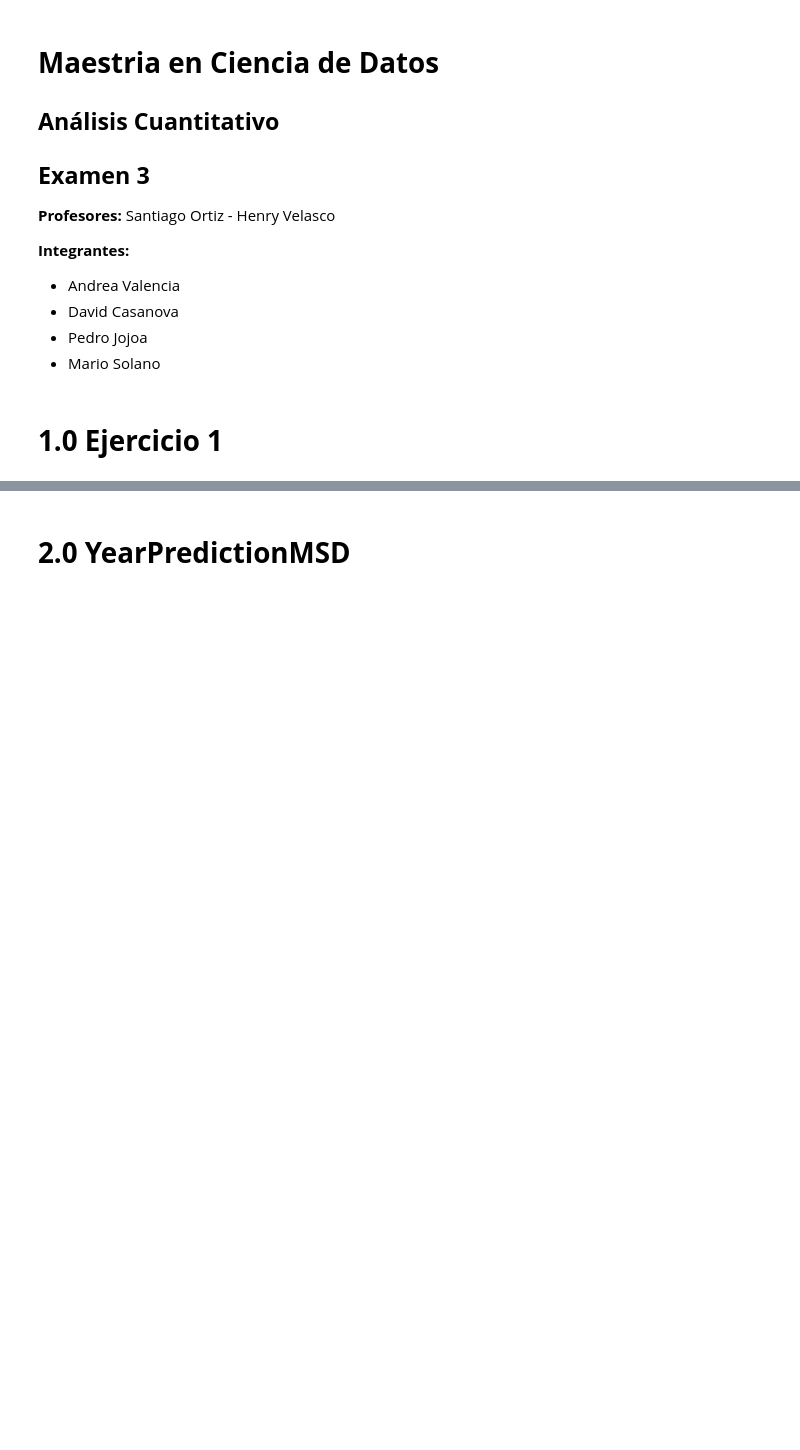
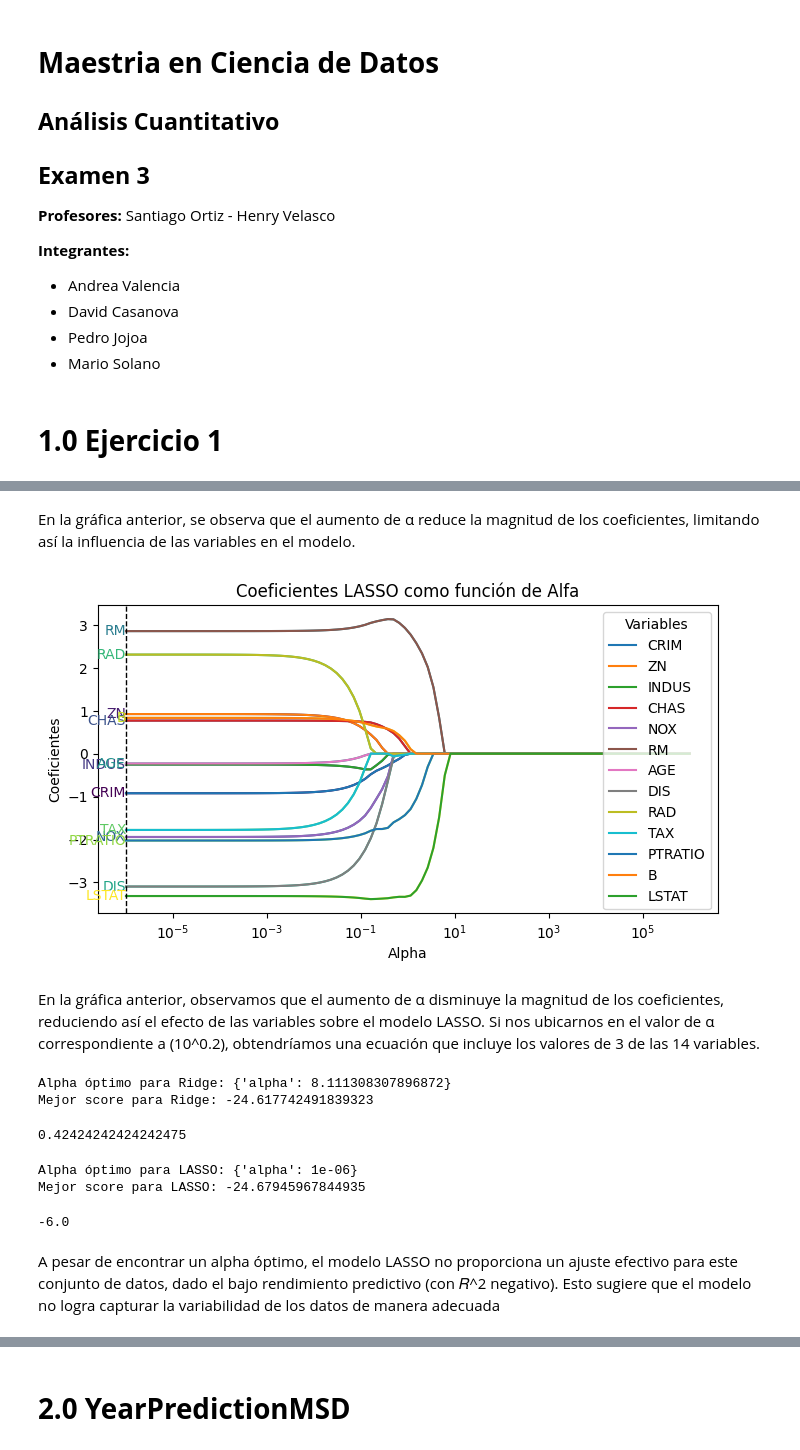
Before and after one commit to MarioSolano98/actividad-evaluativa3-AC, a Jupyter notebook: actividad_evaluativa3.ipynb, the cells around one changed output, grey strips where cells are left out. Cells and saved outputs as stored; diff of their text form; code cells hidden in the pictures; blank space fills up the shorter version.

```diff
--- a/actividad_evaluativa3.ipynb
+++ b/actividad_evaluativa3.ipynb
@@ -16,0 +110,75 @@
+# %% [markdown]
+En la gráfica anterior, se observa que el aumento de α reduce la magnitud de los coeficientes, limitando así la influencia de las variables en el modelo.
+# %%
+coefficients_lasso = []
+
+for alpha in alphas:
+  lasso = Lasso(alpha=alpha, fit_intercept=False)
+  lasso.fit(X_normalized, y)
+  coefficients_lasso.append(lasso.coef_)
+
+coefficients_lasso = np.array(coefficients_lasso)
+
+num_lines = coefficients_lasso.shape[1]
+colors = plt.cm.viridis(np.linspace(0, 1, num_lines)) # Usar colormap viridis
+
+# Crear la figura y los ejes
+fig, ax = plt.subplots(figsize=(8, 4))
+# Graficar cada línea
+
+for i in range(num_lines):
+  line = ax.plot(alphas, coefficients_lasso[:, i], color=colors[i])
+  # Añadir texto al inicio de cada línea
+  y_pos = coefficients_lasso[0, i] # Primer valor del coeficiente para la línea i
+  ax.text(alphas[0], y_pos, X_normalized.columns[i], color=colors[i],
+          ha='right', va='center')
+
+# Visualización de los coeficientes de LASSO
+plt.plot(alphas, coefficients_lasso,label=X_normalized.columns)
+plt.xscale('log')
+plt.xlabel('Alpha')
+plt.ylabel('Coeficientes')
+plt.title('Coeficientes LASSO como función de Alfa')
+plt.legend(title="Variables")
+x_line = 10**-6 # Alfa óptimo obtenido
+plt.axvline(x=x_line, color='black', linestyle='--', linewidth=1)
+plt.show()
+# %% [output]
+[figure, added]
+# %% [markdown]
+En la gráfica anterior, observamos que el aumento de α disminuye la magnitud de los coeficientes, reduciendo así el efecto de las variables sobre el modelo LASSO. Si nos ubicarnos en el valor de α correspondiente a (10^0.2), obtendríamos una ecuación que incluye los valores de 3 de las 14 variables.
+# %%
+# Ejecución de los modelos
+
+from sklearn.linear_model import Ridge, Lasso, ElasticNet
+from sklearn.model_selection import GridSearchCV # Encontrar los valores óptimos
+
+ridge = Ridge()
+parameters = {'alpha': np.logspace(-6, 6, 100)}
+ridge_cv = GridSearchCV(ridge, parameters, scoring='neg_mean_squared_error',cv=5)
+ridge_cv.fit(X_train_scaled, y_train)
+
+print("Alpha óptimo para Ridge:", ridge_cv.best_params_)
+print("Mejor score para Ridge:", ridge_cv.best_score_)
+
+np.log10(2.6560877829466896)
+# %% [output]
+Alpha óptimo para Ridge: {'alpha': 8.111308307896872}
+Mejor score para Ridge: -24.617742491839323
+0.42424242424242475
+# %%
+lasso = Lasso()
+lasso_cv = GridSearchCV(lasso, parameters, scoring='neg_mean_squared_error',cv=5)
+lasso_cv.fit(X_train_scaled, y_train)
+
+print("Alpha óptimo para LASSO:", lasso_cv.best_params_)
+print("Mejor score para LASSO:", lasso_cv.best_score_)
+
+np.log10(1e-06)
+# %% [output]
+Alpha óptimo para LASSO: {'alpha': 1e-06}
+Mejor score para LASSO: -24.67945967844935
+-6.0
+# %% [markdown]
+A pesar de encontrar un alpha óptimo, el modelo LASSO no proporciona un ajuste efectivo para este conjunto de datos, dado el bajo rendimiento predictivo (con
+𝑅^2 negativo). Esto sugiere que el modelo no logra capturar la variabilidad de los datos de manera adecuada
```
Also changed, not shown: parts of 19 cells of this notebook.
